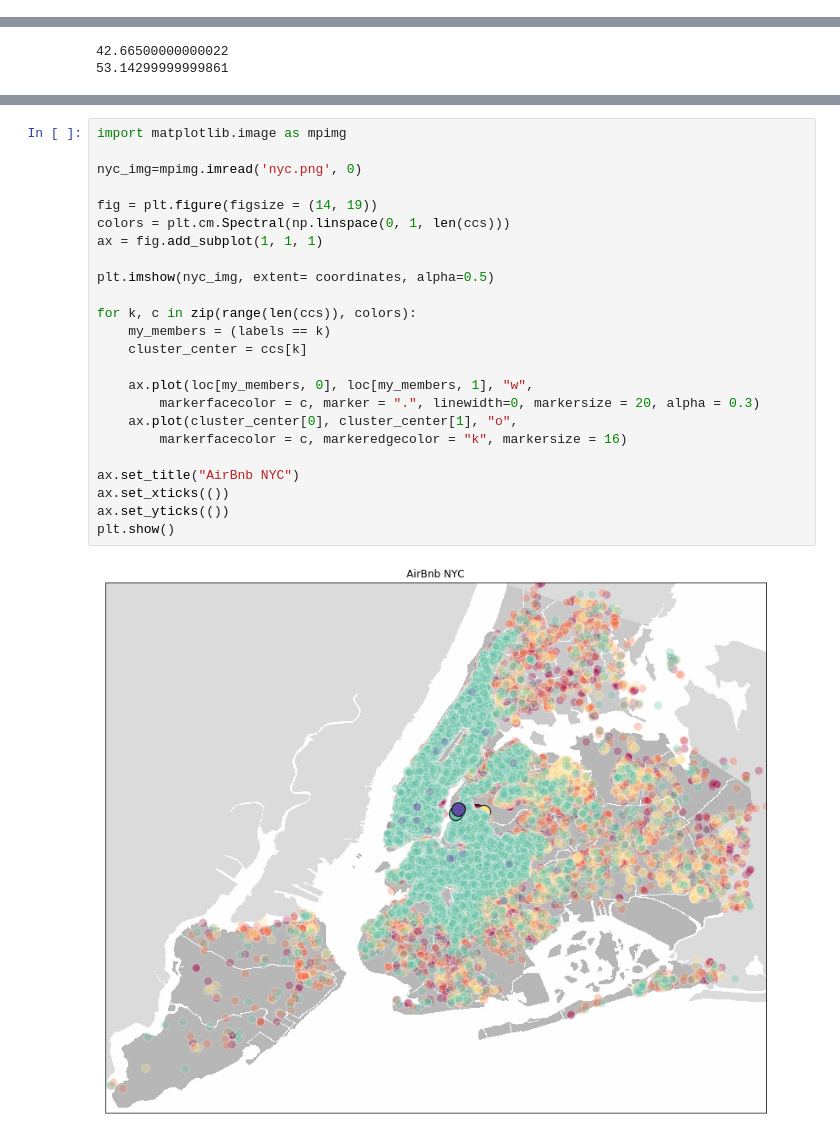
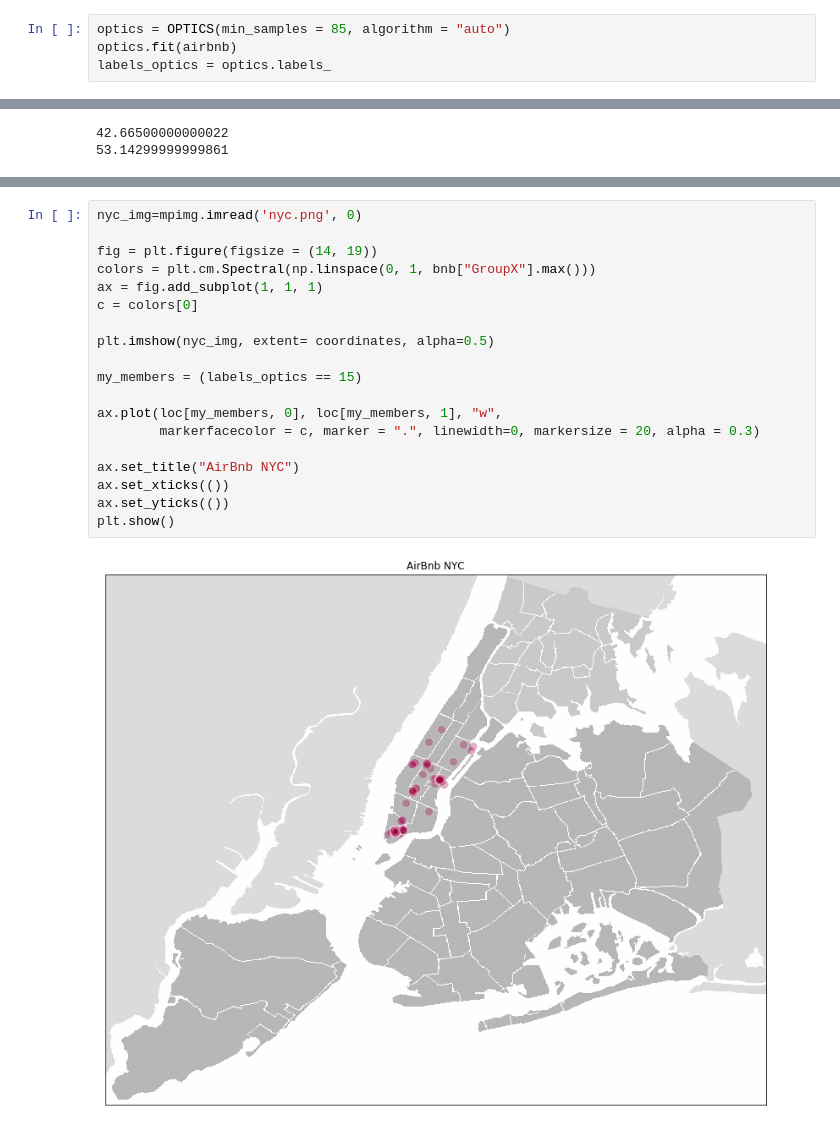
Before and after one commit to cs582/Airbnb-NYC_Customer-Segmentation, a Jupyter notebook: AIRBNB NYC clustering.ipynb, the cells around one changed output, grey strips where cells are left out. Drawn from its saved outputs; the diff is of its cells as text.

```diff
--- a/AIRBNB NYC clustering.ipynb
+++ b/AIRBNB NYC clustering.ipynb
@@ -320,4 +305,8 @@ for num in range(2, 15):
     for center in range(clusternum):
         sum_ += ((airbnb[(labels == center)] - cc[center])**2).sum()
     Errors[num - 2] = ((sum_ / airbnb.shape[0]))
+# %%
+optics = OPTICS(min_samples = 85, algorithm = "auto")
+optics.fit(airbnb)
+labels_optics = optics.labels_
 # %%
@@ -547,26 +566,21 @@ plt.show()
 # %%
-import matplotlib.image as mpimg
-
 nyc_img=mpimg.imread('nyc.png', 0)
 
 fig = plt.figure(figsize = (14, 19))
-colors = plt.cm.Spectral(np.linspace(0, 1, len(ccs)))
+colors = plt.cm.Spectral(np.linspace(0, 1, bnb["GroupX"].max()))
 ax = fig.add_subplot(1, 1, 1)
+c = colors[0]
 
 plt.imshow(nyc_img, extent= coordinates, alpha=0.5)
 
-for k, c in zip(range(len(ccs)), colors):
-    my_members = (labels == k)
-    cluster_center = ccs[k]
+my_members = (labels_optics == 15)
 
-    ax.plot(loc[my_members, 0], loc[my_members, 1], "w",
+ax.plot(loc[my_members, 0], loc[my_members, 1], "w",
         markerfacecolor = c, marker = ".", linewidth=0, markersize = 20, alpha = 0.3)
-    ax.plot(cluster_center[0], cluster_center[1], "o",
-        markerfacecolor = c, markeredgecolor = "k", markersize = 16)
 
 ax.set_title("AirBnb NYC")
 ax.set_xticks(())
 ax.set_yticks(())
 plt.show()
 # %% [output]
-[figure, old version]
+[figure, new version]
```
Also changed, not shown: parts of 33 cells of this notebook.
